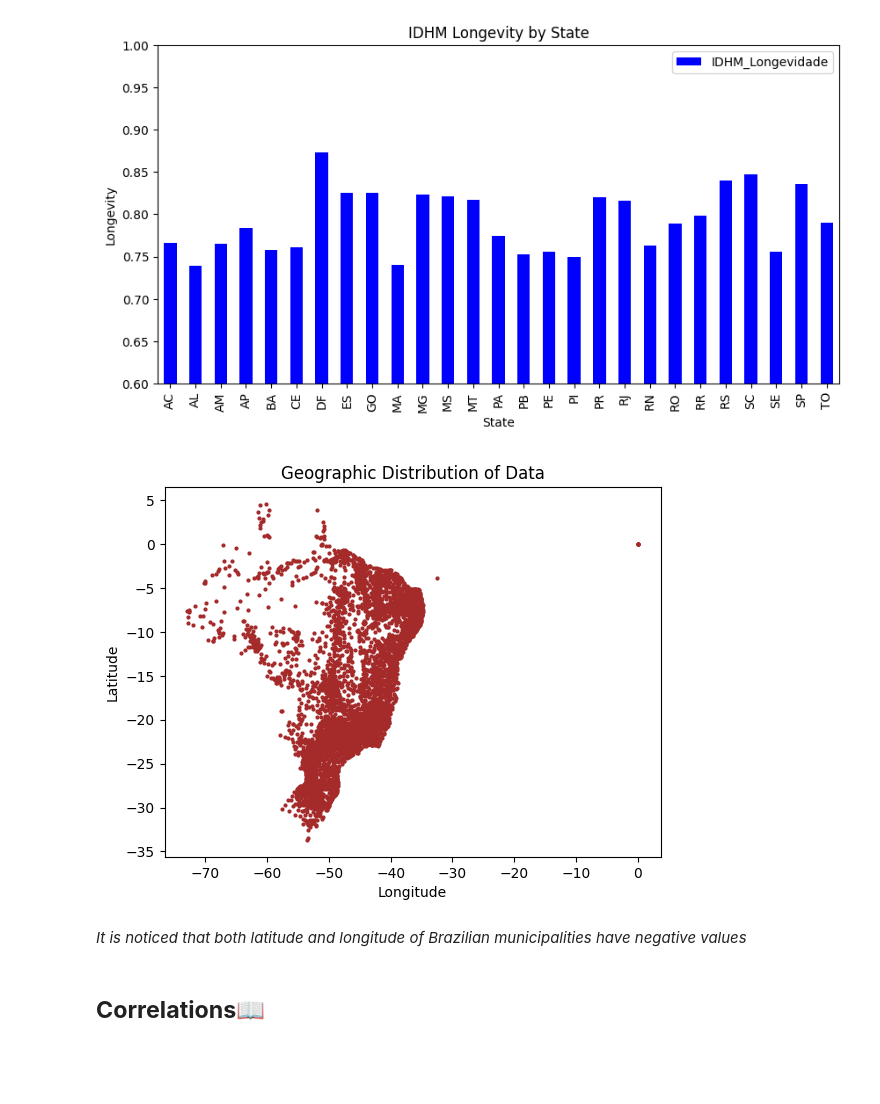
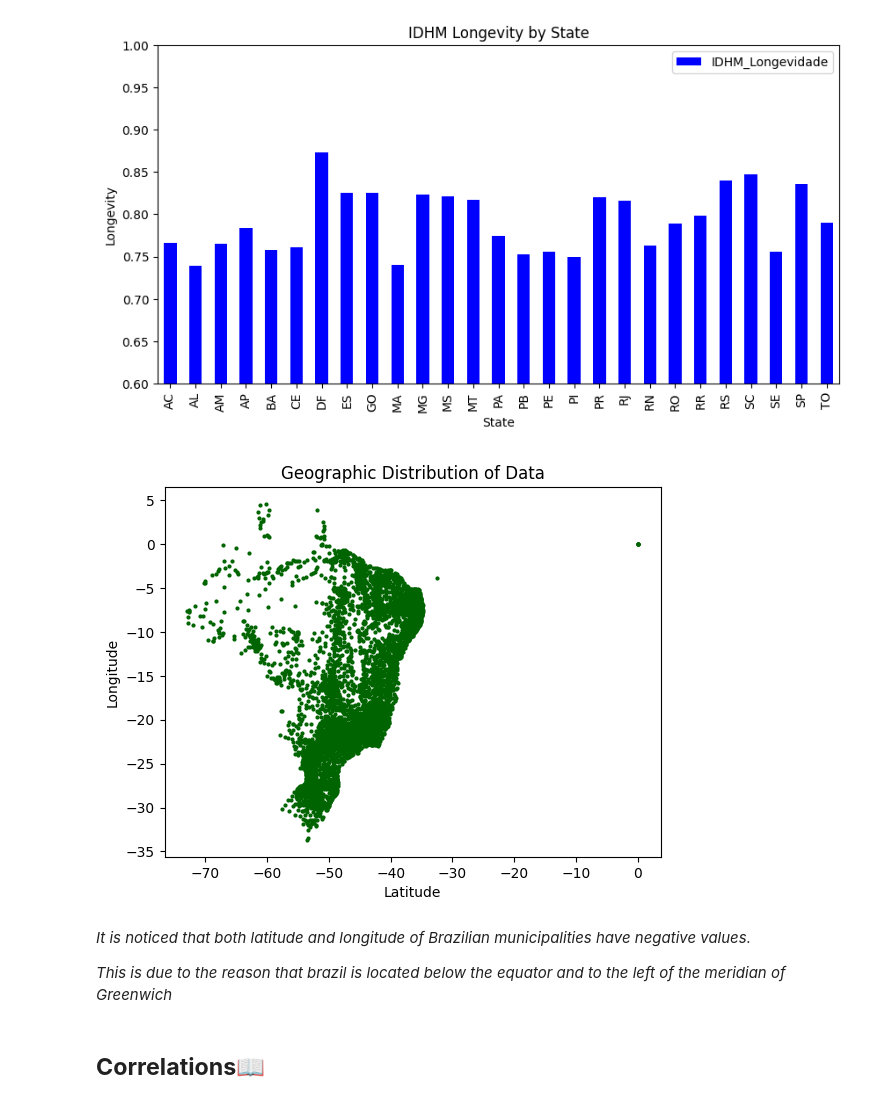
Before and after one commit to Nasiasene/ICD_project, a Jupyter notebook: LONGEVITY.ipynb, the cells around one changed output. Drawn from its saved outputs; the diff is of its cells as text; code cells hidden in the pictures; blank space fills up the shorter version.

```diff
--- a/LONGEVITY.ipynb
+++ b/LONGEVITY.ipynb
@@ -308,15 +308,17 @@ plt.xlabel('State')
 Text(0.5, 0, 'State')
 [figure]
 # %%
-plt.scatter(df_general['LONG'], df_general['LAT'], color='brown', s=4)
-plt.xlabel('Longitude')
-plt.ylabel('Latitude')
+plt.scatter(df_general['LONG'], df_general['LAT'], color='darkgreen', s=4)
+plt.xlabel('Latitude')
+plt.ylabel('Longitude')
 plt.title('Geographic Distribution of Data')
 plt.show()
 # %% [output]
-[figure, old version]
+[figure, new version]
 # %% [markdown]
-*It is noticed that both latitude and longitude of Brazilian municipalities have negative values*
+*It is noticed that both latitude and longitude of Brazilian municipalities have negative values.*
+
+*This is due to the reason that brazil is located below the equator and to the left of the meridian of Greenwich*
 # %% [markdown]
 ## **Correlations**📖
 # %%
```
Also changed, not shown: parts of 3 cells of this notebook.
